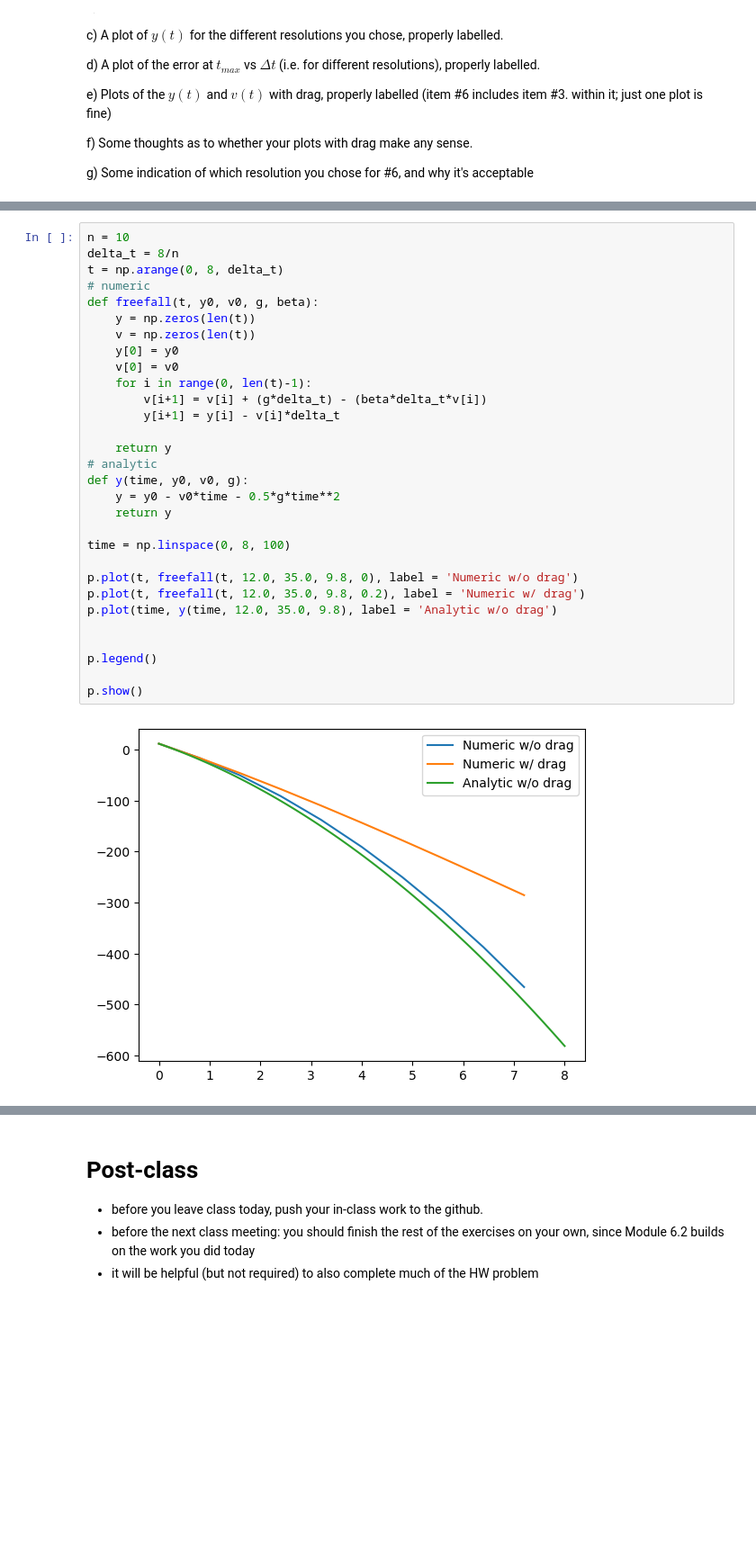
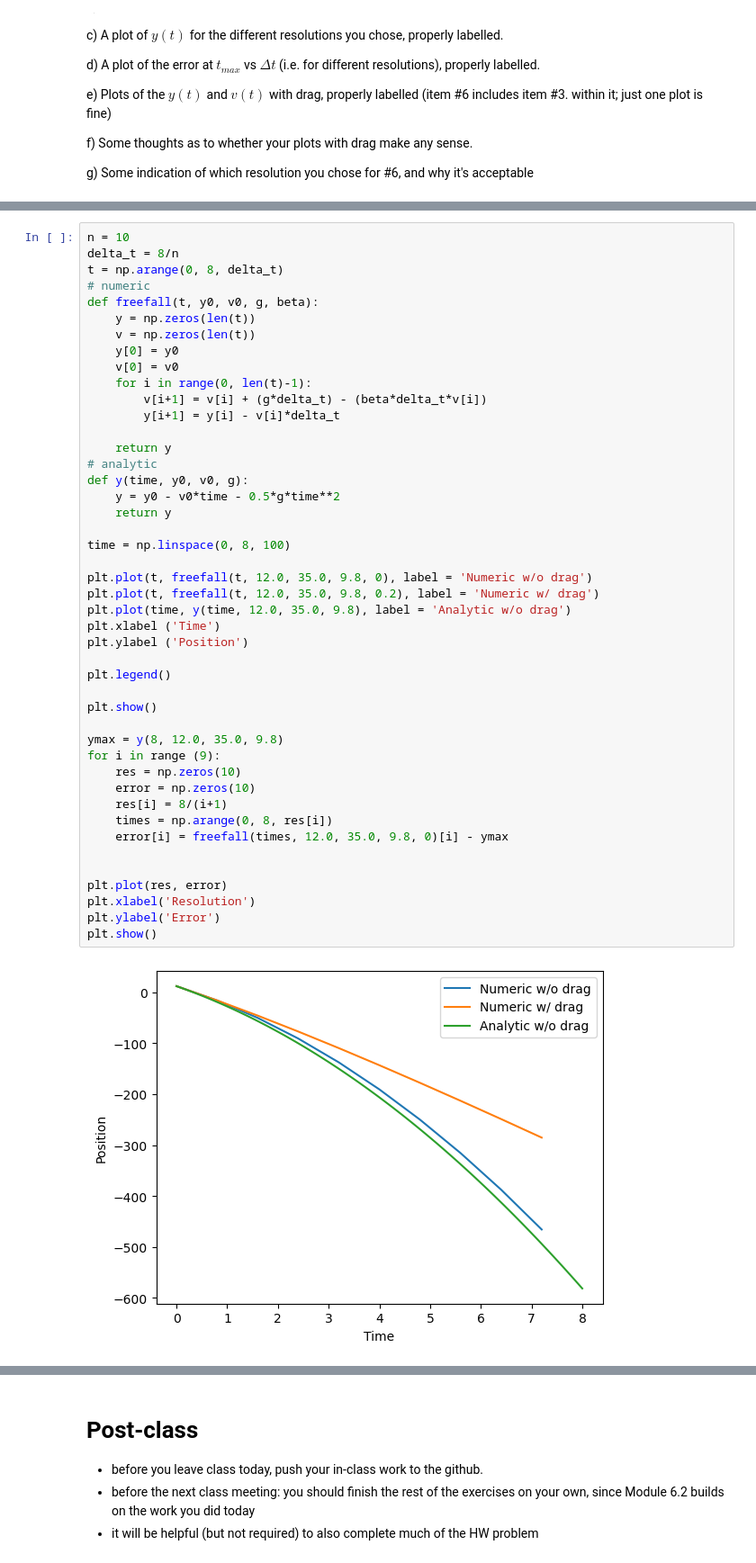
Before and after one commit to Mateo4cacheiro/PHYS4130-S25, a Jupyter notebook: p4-ODE/asgrice/p4.1/code/code.ipynb, the cells around one changed output, grey strips where cells are left out. Shown at 90% size. Saved outputs shown, nothing was run; the diff lists cells and outputs as text; blank space fills up the shorter version.

Commit message:
Added images

```diff
--- a/p4-ODE/asgrice/p4.1/code/code.ipynb
+++ b/p4-ODE/asgrice/p4.1/code/code.ipynb
@@ -370,32 +376,47 @@ g) Some indication of which resolution you chose for #6, and why it's acceptable
 # %%
 n = 10
 delta_t = 8/n
 t = np.arange(0, 8, delta_t)
 # numeric
 def freefall(t, y0, v0, g, beta):
     y = np.zeros(len(t))
     v = np.zeros(len(t))
     y[0] = y0
     v[0] = v0
     for i in range(0, len(t)-1):
         v[i+1] = v[i] + (g*delta_t) - (beta*delta_t*v[i])
         y[i+1] = y[i] - v[i]*delta_t
 
     return y
 # analytic
 def y(time, y0, v0, g):
     y = y0 - v0*time - 0.5*g*time**2
     return y
 
 time = np.linspace(0, 8, 100)
 
-p.plot(t, freefall(t, 12.0, 35.0, 9.8, 0), label = 'Numeric w/o drag')
-p.plot(t, freefall(t, 12.0, 35.0, 9.8, 0.2), label = 'Numeric w/ drag')
-p.plot(time, y(time, 12.0, 35.0, 9.8), label = 'Analytic w/o drag')
+plt.plot(t, freefall(t, 12.0, 35.0, 9.8, 0), label = 'Numeric w/o drag')
+plt.plot(t, freefall(t, 12.0, 35.0, 9.8, 0.2), label = 'Numeric w/ drag')
+plt.plot(time, y(time, 12.0, 35.0, 9.8), label = 'Analytic w/o drag')
+plt.xlabel ('Time')
+plt.ylabel ('Position')
+
+plt.legend()
+
+plt.show()
+
+ymax = y(8, 12.0, 35.0, 9.8)
+for i in range (9):
+    res = np.zeros(10)
+    error = np.zeros(10)
+    res[i] = 8/(i+1)
+    times = np.arange(0, 8, res[i])
+    error[i] = freefall(times, 12.0, 35.0, 9.8, 0)[i] - ymax
 
 
-p.legend()
-
-p.show()
+plt.plot(res, error)
+plt.xlabel('Resolution')
+plt.ylabel('Error')
+plt.show()
 # %% [output]
-[figure, old version]
+[figure, new version]
```
Also changed, not shown: parts of 4 cells of this notebook, 5 other files.
